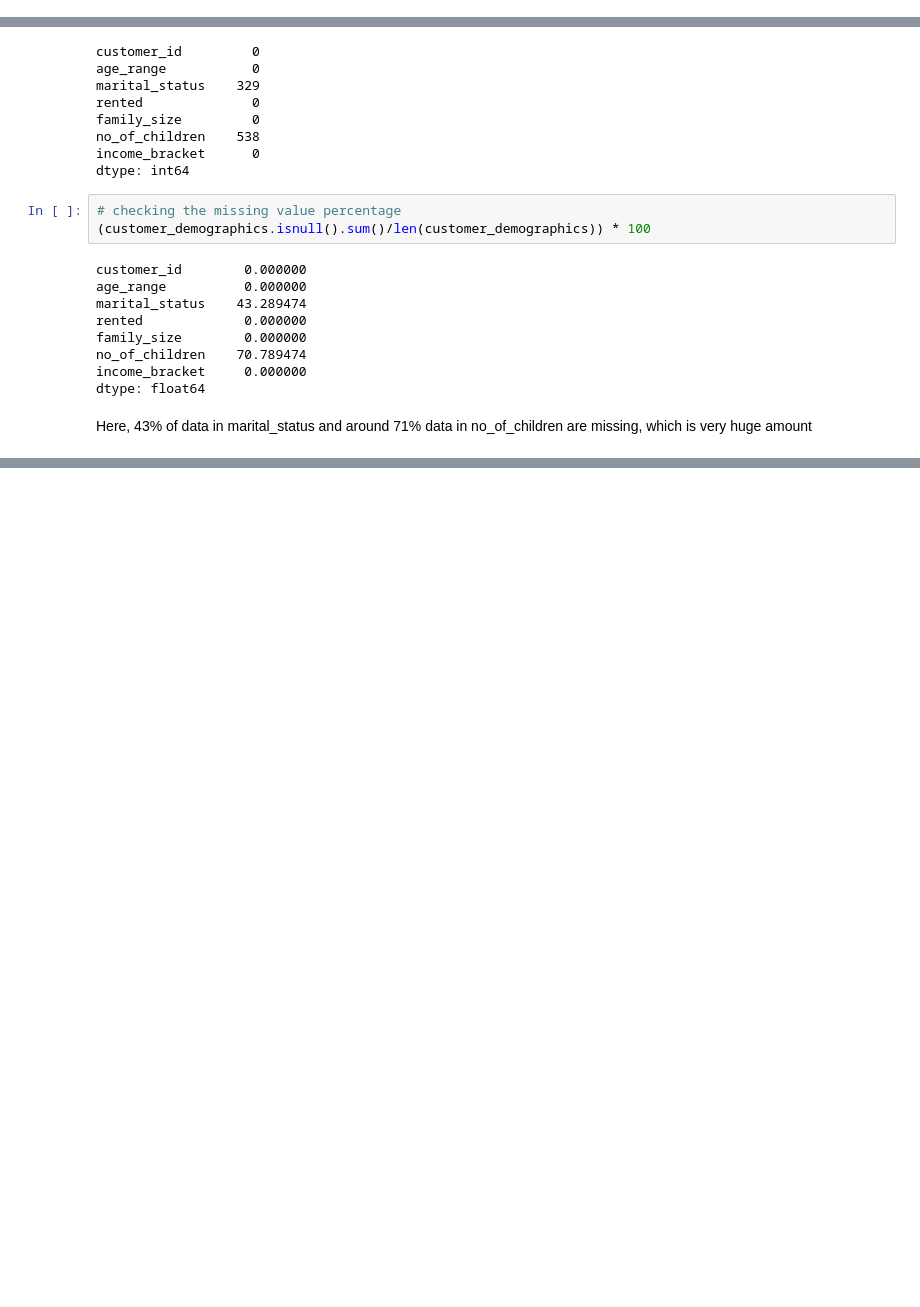
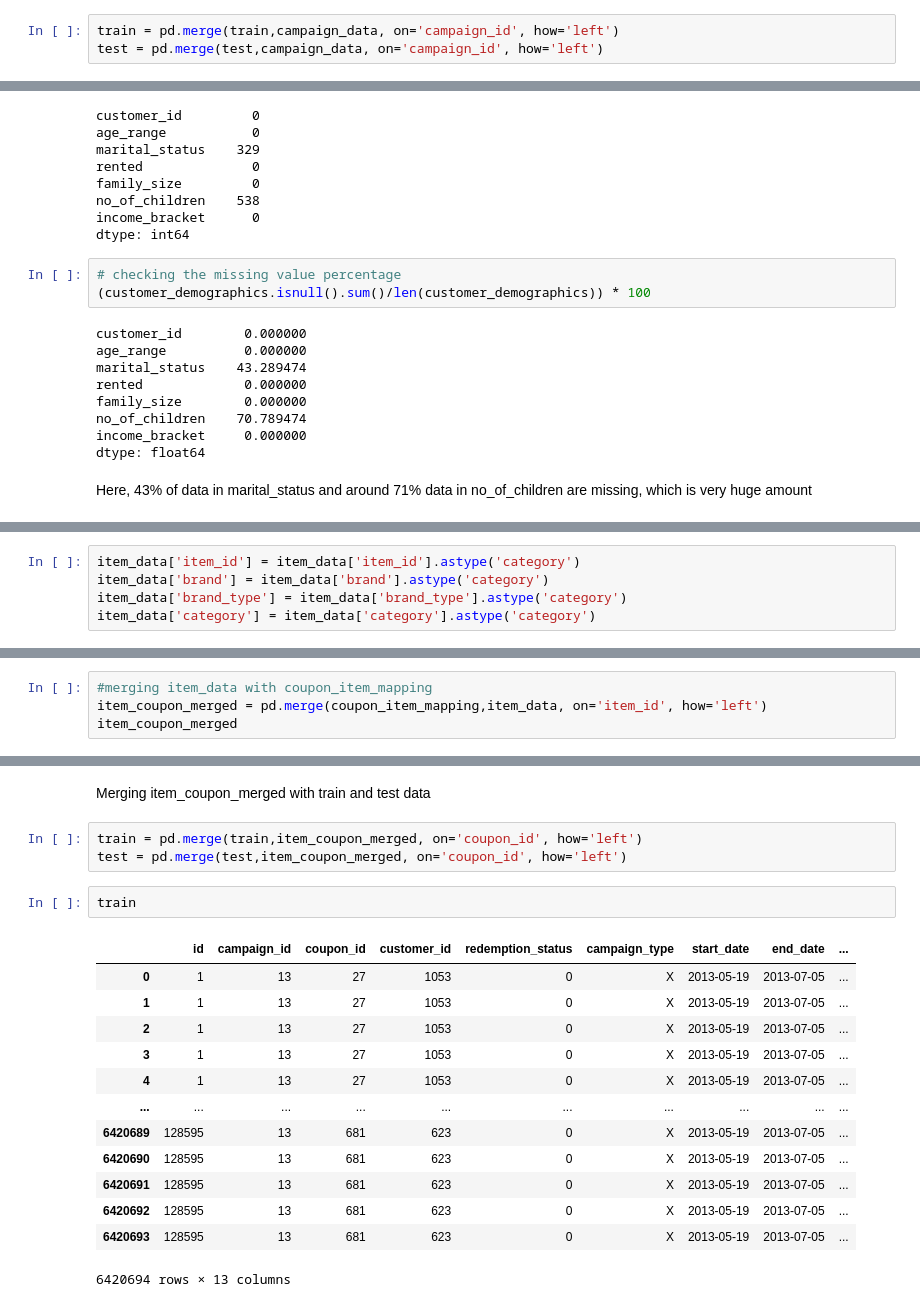
Before and after one commit to Dilpreet0501/fractal-hackathon, a Jupyter notebook: hackathon.ipynb, the cells around one changed output, grey strips where cells are left out. Saved outputs shown, nothing was run; the diff lists cells and outputs as text; blank space fills up the shorter version.

```diff
--- a/hackathon.ipynb
+++ b/hackathon.ipynb
@@ -151,0 +265,3 @@ campaign_data.duplicated().sum()
+# %%
+train = pd.merge(train,campaign_data, on='campaign_id', how='left')
+test = pd.merge(test,campaign_data, on='campaign_id', how='left')
@@ -332,0 +690,5 @@ Here, 43% of data in marital_status and around 71% data in no_of_children are mi
+# %%
+item_data['item_id'] = item_data['item_id'].astype('category')
+item_data['brand'] = item_data['brand'].astype('category')
+item_data['brand_type'] = item_data['brand_type'].astype('category')
+item_data['category'] = item_data['category'].astype('category')
@@ -332,0 +738,4 @@ Here, 43% of data in marital_status and around 71% data in no_of_children are mi
+# %%
+#merging item_data with coupon_item_mapping
+item_coupon_merged = pd.merge(coupon_item_mapping,item_data, on='item_id', how='left')
+item_coupon_merged
@@ -332,0 +756,21 @@ Here, 43% of data in marital_status and around 71% data in no_of_children are mi
+# %% [markdown]
+Merging item_coupon_merged with train and test data
+# %%
+train = pd.merge(train,item_coupon_merged, on='coupon_id', how='left')
+test = pd.merge(test,item_coupon_merged, on='coupon_id', how='left')
+# %%
+train
+# %% [output]
+|  | id | campaign_id | coupon_id | customer_id | redemption_status | campaign_type | start_date | end_date | ... |
+| 0 | 1 | 13 | 27 | 1053 | 0 | X | 2013-05-19 | 2013-07-05 | ... |
+| 1 | 1 | 13 | 27 | 1053 | 0 | X | 2013-05-19 | 2013-07-05 | ... |
+| 2 | 1 | 13 | 27 | 1053 | 0 | X | 2013-05-19 | 2013-07-05 | ... |
+| 3 | 1 | 13 | 27 | 1053 | 0 | X | 2013-05-19 | 2013-07-05 | ... |
+| 4 | 1 | 13 | 27 | 1053 | 0 | X | 2013-05-19 | 2013-07-05 | ... |
+| ... | ... | ... | ... | ... | ... | ... | ... | ... | ... |
+| 6420689 | 128595 | 13 | 681 | 623 | 0 | X | 2013-05-19 | 2013-07-05 | ... |
+| 6420690 | 128595 | 13 | 681 | 623 | 0 | X | 2013-05-19 | 2013-07-05 | ... |
+| 6420691 | 128595 | 13 | 681 | 623 | 0 | X | 2013-05-19 | 2013-07-05 | ... |
+| 6420692 | 128595 | 13 | 681 | 623 | 0 | X | 2013-05-19 | 2013-07-05 | ... |
+| 6420693 | 128595 | 13 | 681 | 623 | 0 | X | 2013-05-19 | 2013-07-05 | ... |
+6420694 rows × 13 columns
```
Also changed, not shown: parts of 84 cells of this notebook.
